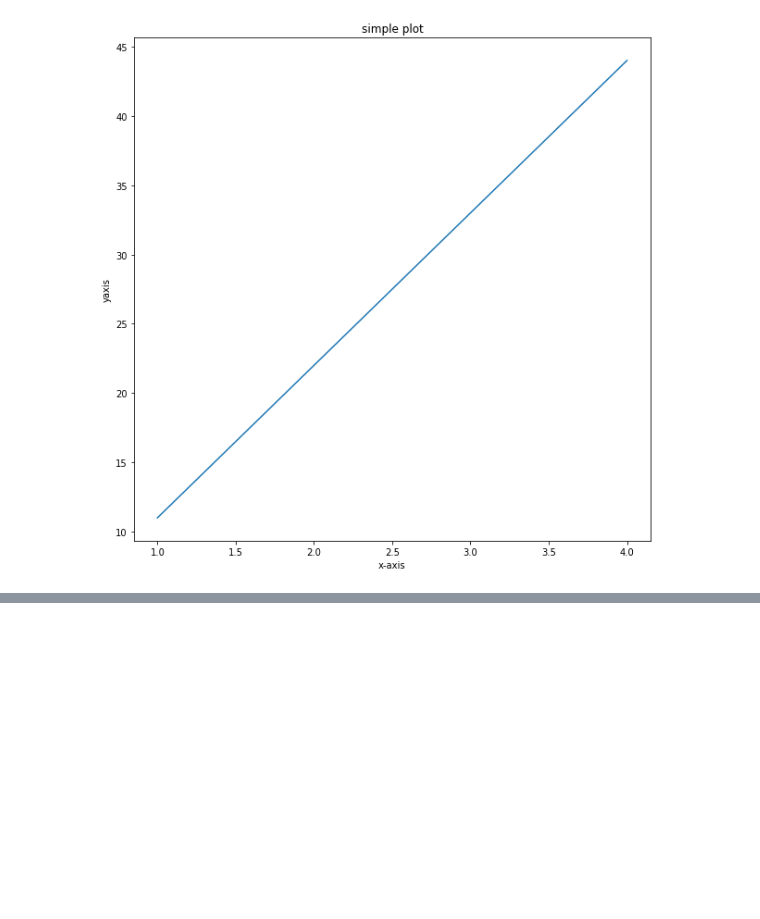
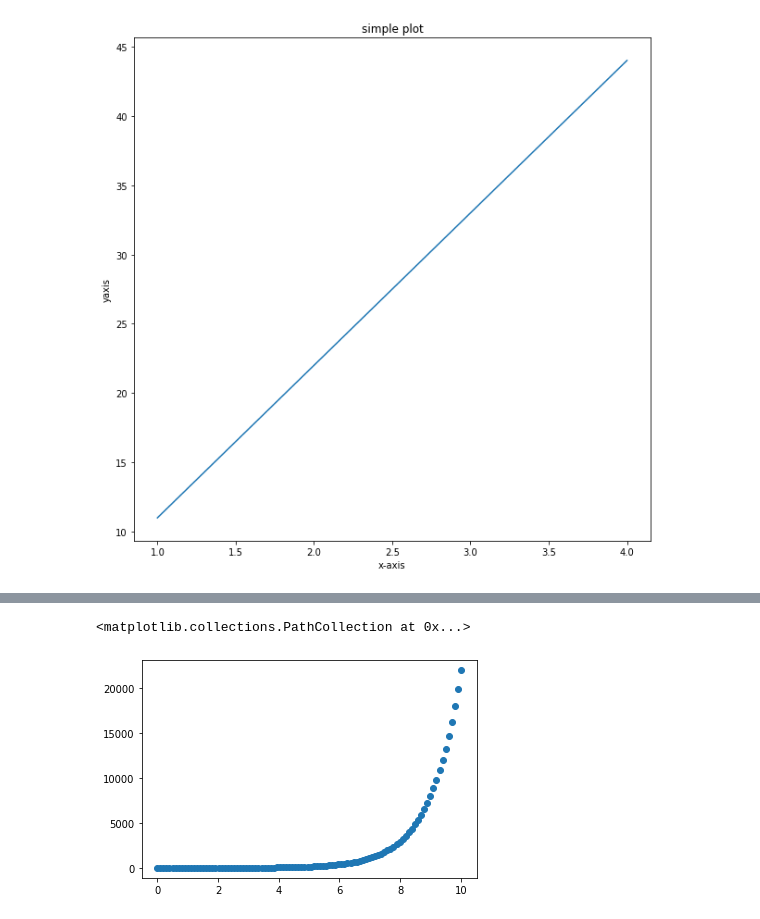
Before and after one commit to TanujaShinde04/DataAnalysis-MachineLearning-NeuralNetworks_Udemy, a Jupyter notebook: Introduction_to_Matplotlib.ipynb, the cells around one changed output, grey strips where cells are left out. Drawn from its saved outputs; the diff is of its cells as text; code cells hidden in the pictures; blank space fills up the shorter version.

```diff
--- a/Introduction_to_Matplotlib.ipynb
+++ b/Introduction_to_Matplotlib.ipynb
@@ -77,0 +97,6 @@ fig.savefig("images/sample-plot.png")
+# %%
+fig,ax= plt.subplots()
+ax.scatter(x,np.exp(x))
+# %% [output]
+<matplotlib.collections.PathCollection at 0x...>
+[figure, added]
```
Also changed, not shown: parts of 17 cells of this notebook.
